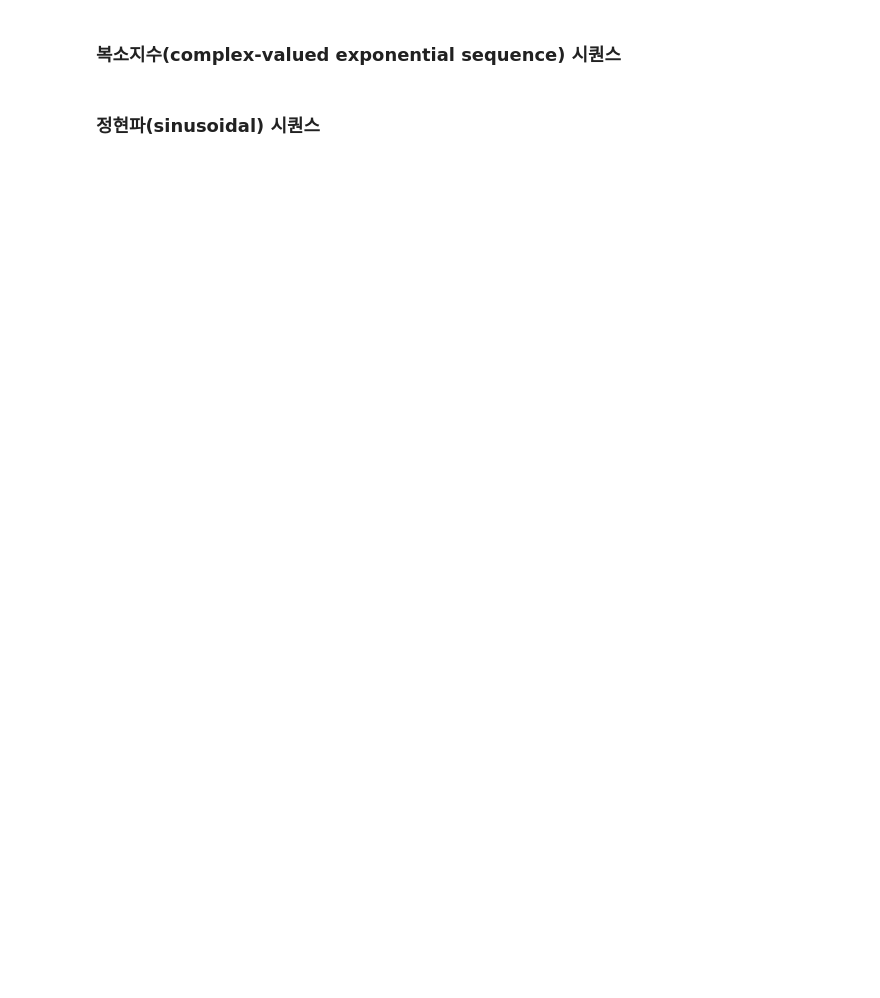
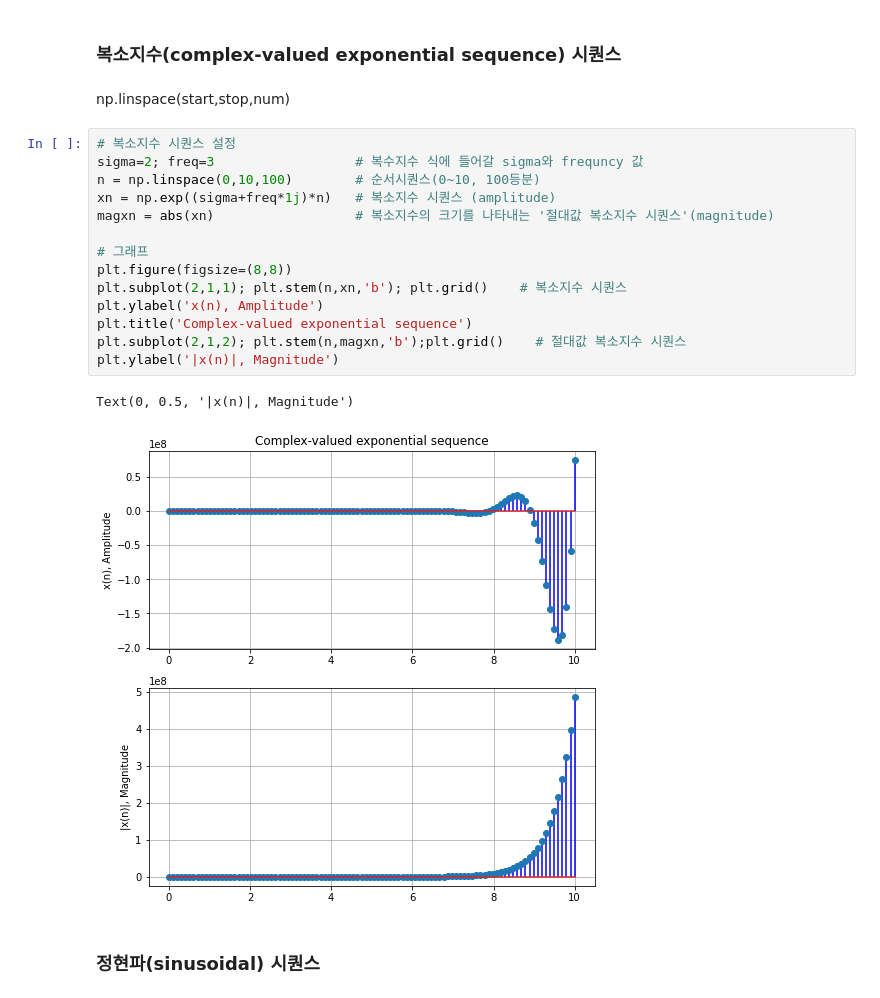
Before and after one commit to asdfrv20/DSP_python, a Jupyter notebook: chap03/chap03_basic_sequences.ipynb, the cells around one changed output. Cells and saved outputs as stored; diff of their text form; blank space fills up the shorter version.

```diff
--- a/chap03/chap03_basic_sequences.ipynb
+++ b/chap03/chap03_basic_sequences.ipynb
@@ -62,4 +102,23 @@ Text(0.5, 1.0, 'Representation of a sequence x(n)')
 # %% [markdown]
 ### 복소지수(complex-valued exponential sequence) 시퀀스
+# %% [markdown]
+np.linspace(start,stop,num)
+# %%
+# 복소지수 시퀀스 설정
+sigma=2; freq=3                  # 복수지수 식에 들어갈 sigma와 frequncy 값
+n = np.linspace(0,10,100)        # 순서시퀀스(0~10, 100등분)
+xn = np.exp((sigma+freq*1j)*n)   # 복소지수 시퀀스 (amplitude)
+magxn = abs(xn)                  # 복소지수의 크기를 나타내는 '절대값 복소지수 시퀀스'(magnitude)
+
+# 그래프
+plt.figure(figsize=(8,8))
+plt.subplot(2,1,1); plt.stem(n,xn,'b'); plt.grid()    # 복소지수 시퀀스
+plt.ylabel('x(n), Amplitude')
+plt.title('Complex-valued exponential sequence')
+plt.subplot(2,1,2); plt.stem(n,magxn,'b');plt.grid()    # 절대값 복소지수 시퀀스
+plt.ylabel('|x(n)|, Magnitude')
+# %% [output]
+Text(0, 0.5, '|x(n)|, Magnitude')
+[figure, added]
 # %% [markdown]
 ### 정현파(sinusoidal) 시퀀스
```
Also changed, not shown: parts of 10 cells of this notebook, 1 other file.
